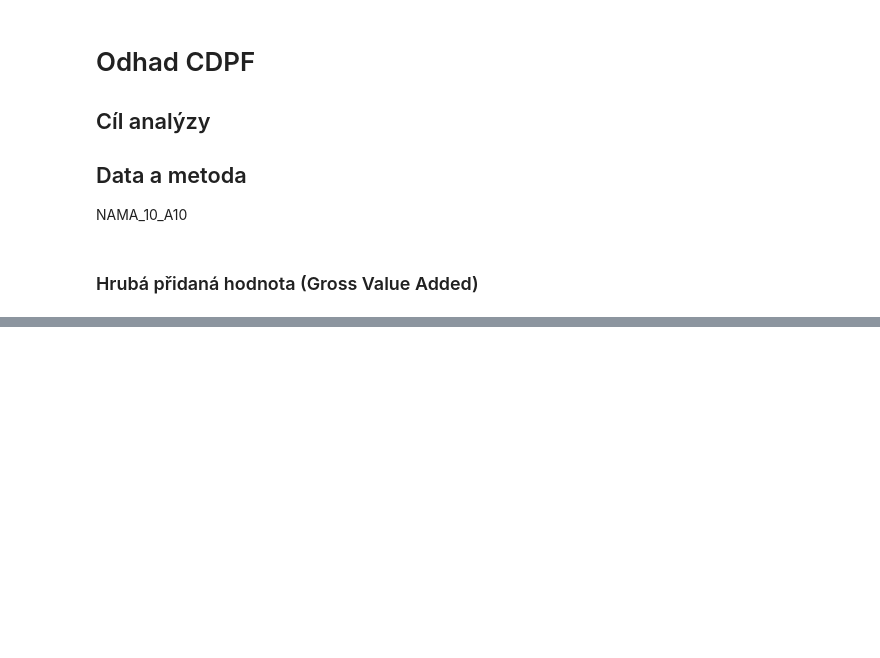
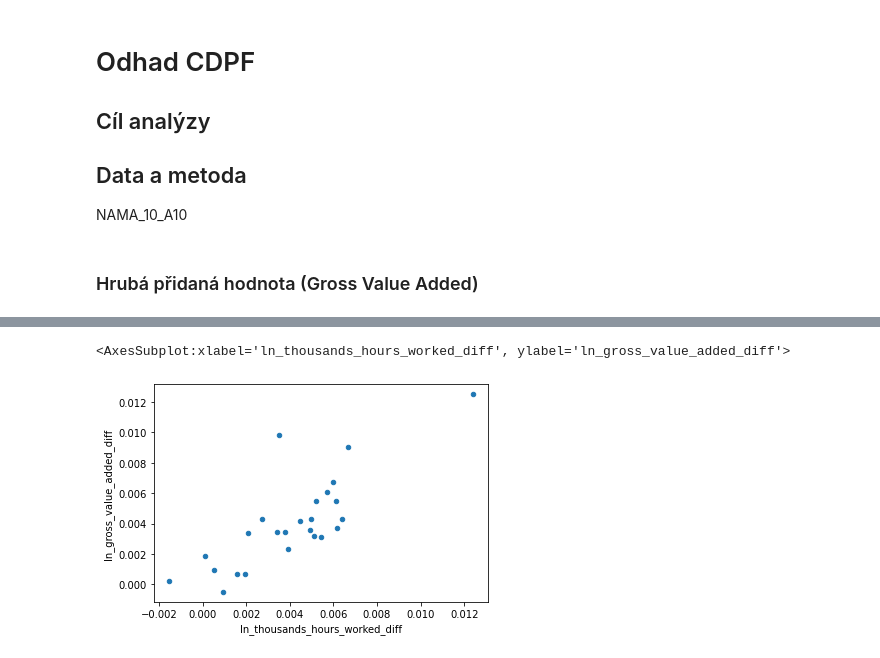
Before and after one commit to pesikj/macroeconomic-analysis, a Jupyter notebook: presentation_02.ipynb, the cells around one changed output, grey strips where cells are left out. Saved outputs shown, nothing was run; the diff lists cells and outputs as text; code cells hidden in the pictures; blank space fills up the shorter version.

```diff
--- a/presentation_02.ipynb
+++ b/presentation_02.ipynb
@@ -117,0 +166,6 @@ data_4.tail()
+# %%
+data_plot = data[data["geo\\time"] == "CZ"]
+data_plot.plot(x="ln_thousands_hours_worked_diff", y="ln_gross_value_added_diff", kind="scatter")
+# %% [output]
+<AxesSubplot:xlabel='ln_thousands_hours_worked_diff', ylabel='ln_gross_value_added_diff'>
+[figure, added]
```
Also changed, not shown: parts of 12 cells of this notebook.
